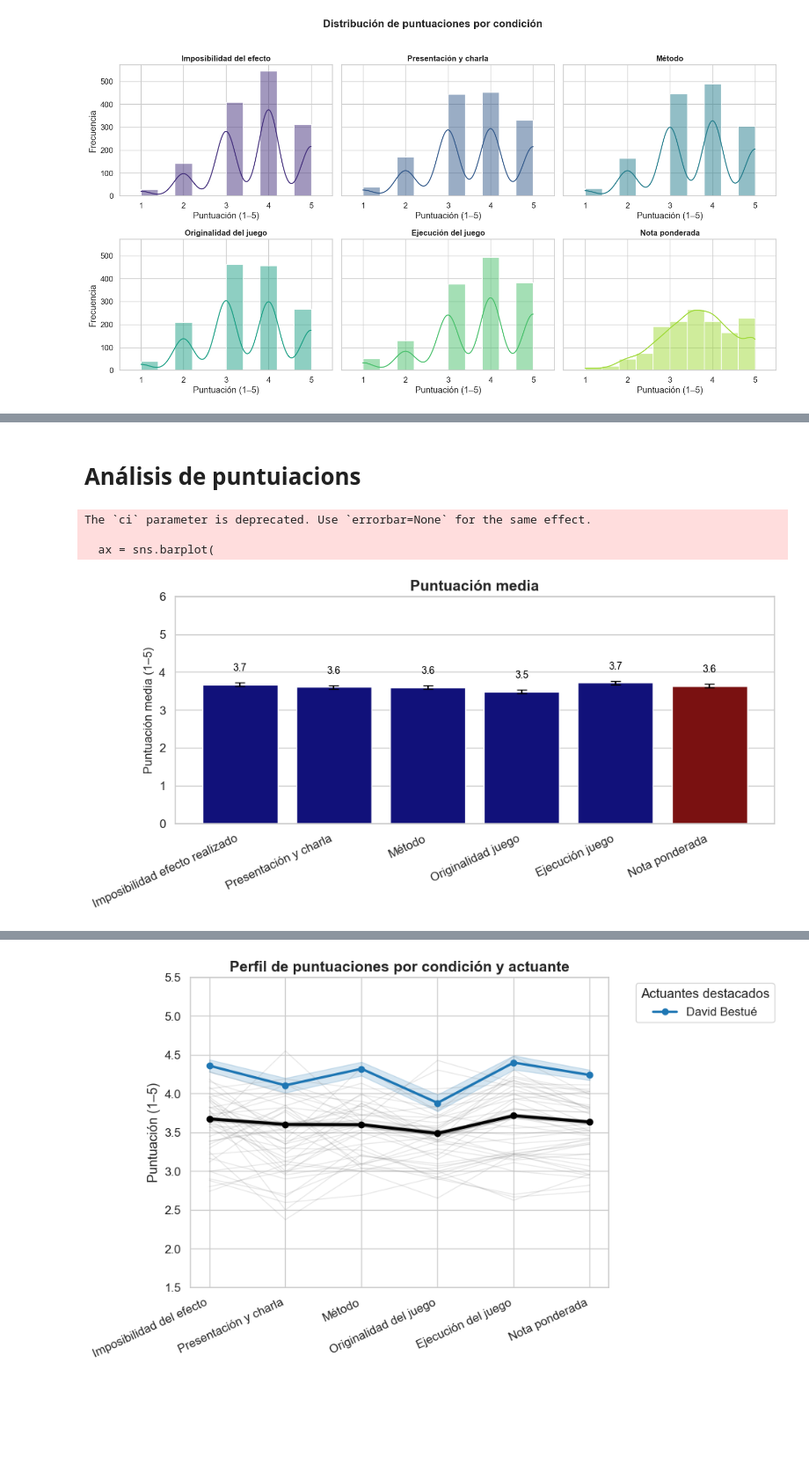
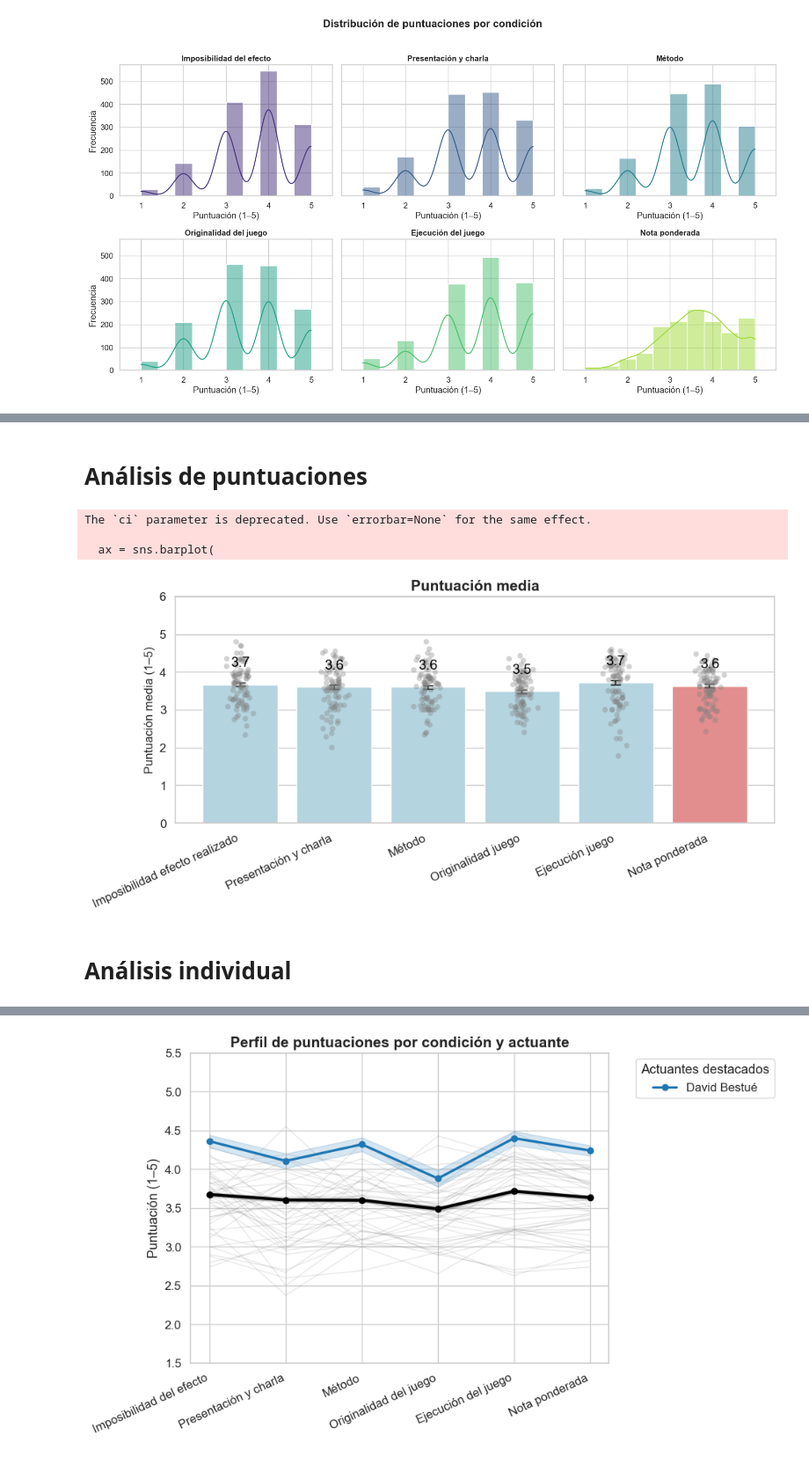
Before and after one commit to davidbestue/funciones, a Jupyter notebook: Olimpiadas_analysis.ipynb, the cells around one changed output, grey strips where cells are left out. Shown at 88% size. Cells and saved outputs as stored; diff of their text form; code cells hidden in the pictures; blank space fills up the shorter version.

```diff
--- a/Olimpiadas_analysis.ipynb
+++ b/Olimpiadas_analysis.ipynb
@@ -59,6 +62,7 @@ equivalencias = {
     "Alfredo Jauma": "Alfredo Jauma",
     "Alfredo J": "Alfredo Jauma",
     "Lluis": "Lluis Garcia",
+    "Eduard": "Edu A",
     "Amilcar": "Amílcar",
 
 }
@@ -342,5 +346,5 @@ len(pesos)
 # %% [markdown]
-# Análisis de puntuiacions
+# Análisis de puntuaciones
 # %%
 # --- 1. Definir pesos y añadir la columna 'nota' ---
 pesos = {
@@ -389,7 +393,7 @@ df_plot["condición"] = (
 df_plot.loc[df_plot["condición"] == "Nota", "condición"] = "Nota ponderada"
 
 
-colores = ["darkblue" if cond != "Nota ponderada" else "darkred" for cond in df_plot["condición"]]
+colores = ["lightblue" if cond != "Nota ponderada" else "lightcoral" for cond in df_plot["condición"]]
 
 
 # --- 4. Plot ---
@@ -403,33 +407,84 @@ ax = sns.barplot(
     palette=colores,
     ci=None
 )
 
+
+
+def limpiar_nombre(txt):
+    return (txt.replace("¿Qué te ha parecido ", "")
+               .replace("¿Qué te han parecido ", "")
+               .replace("del ", "")
+               .replace("la ", "")
+               .replace("el ", "")
+               .replace("?", "")
+               .strip()
+               .capitalize())
+
+# orden de x tal y como aparece en tu barplot
+orden_x = list(df_plot["condición"])
+
+# para cada condición, calcula la media por actuante y plotea puntos transparentes
+for i, col in enumerate(list(pesos.keys()) + ["nota"]):
+    medias_act = (
+        df.groupby("Actuante")[col]
+          .mean()
+          .dropna()
+          .values
+    )
+    # un poco de jitter horizontal para que no se solapen
+    x_jitter = np.random.normal(loc=i, scale=0.06, size=len(medias_act))
+    ax.scatter(
+        x_jitter,
+        medias_act,
+        s=30,
+        facecolors='grey',     # relleno transparente
+        edgecolors='none',    # borde visible
+        alpha=0.35,
+        linewidths=1,
+        zorder=3
+    )
+
+# opcional: que los puntos nunca queden tapados por las barras
+for bar in ax.patches:
+    bar.set_zorder(1)
+
+
+
 # Añadir barras de error 95%
 ax.errorbar(
     x=np.arange(len(df_plot)),
     y=df_plot["media"],
     yerr=df_plot["ci95"],
     fmt="none",
     ecolor="black",
     elinewidth=1.5,
     capsize=5
 )
 
+
+
+
 # Añadir texto con las medias
 for i, row in df_plot.iterrows():
-    ax.text(i, row["media"] + 0.3, f"{row['media']:.1f}",
-            ha="center", va="bottom", fontsize=10, color="black")
+    ax.text(i, row["media"] + 0.4, f"{row['media']:.1f}",
+            ha="center", va="bottom", fontsize=14, color="black")
+
+
+
+
 
 # Ajustes estéticos
 ax.set_title("Puntuación media", fontsize=15, weight="bold")
 ax.set_xlabel("", fontsize=12)
 ax.set_ylabel("Puntuación media (1–5)", fontsize=12)
 ax.set_ylim(0, 6)
 plt.xticks(rotation=25, ha="right")
 plt.tight_layout()
 plt.show()
 # %% [output]
 The `ci` parameter is deprecated. Use `errorbar=None` for the same effect.
 
   ax = sns.barplot(
-[figure, old version]
+[figure, new version]
+# %% [markdown]
+# Análisis individual
```
Also changed, not shown: parts of 8 cells of this notebook.
